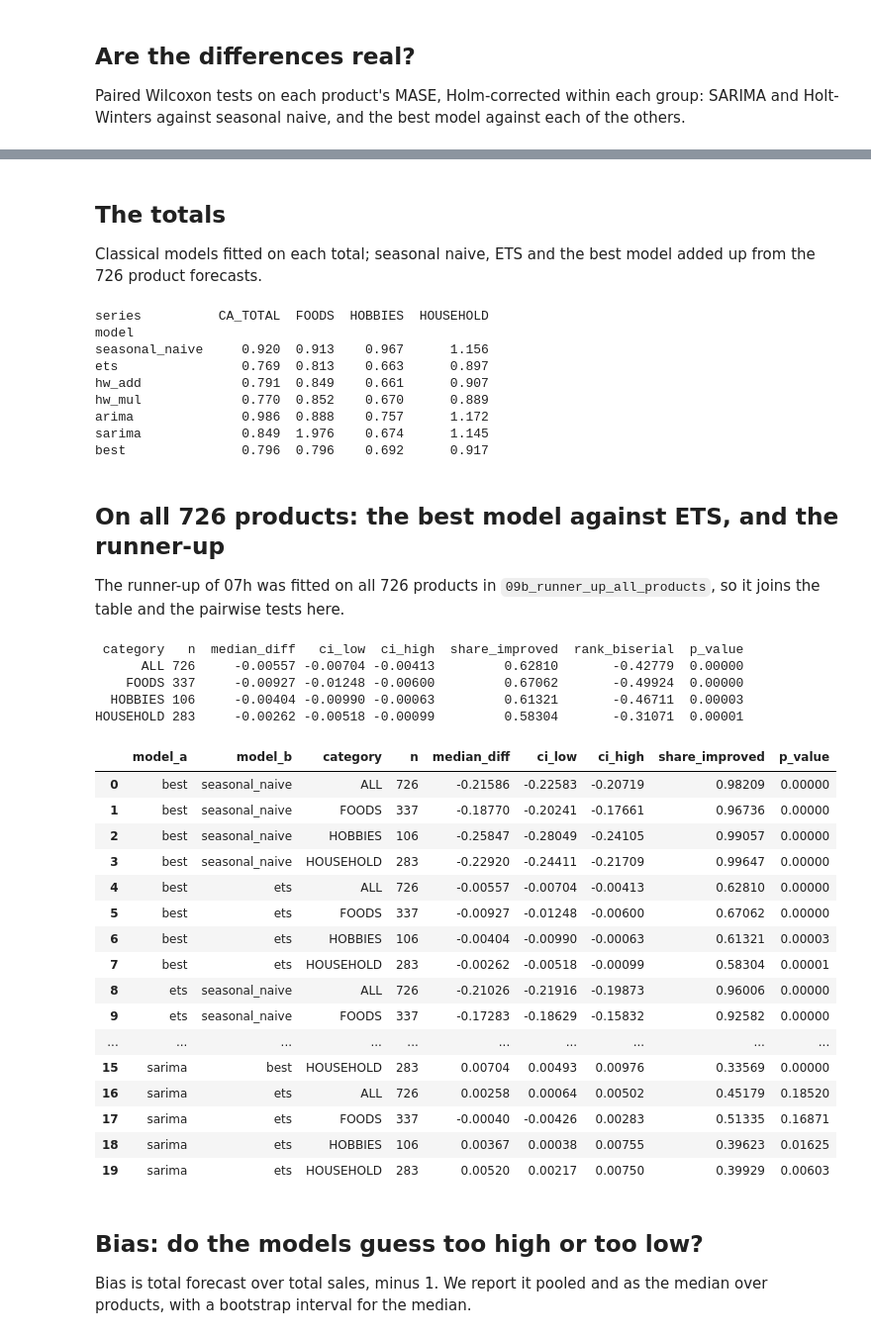
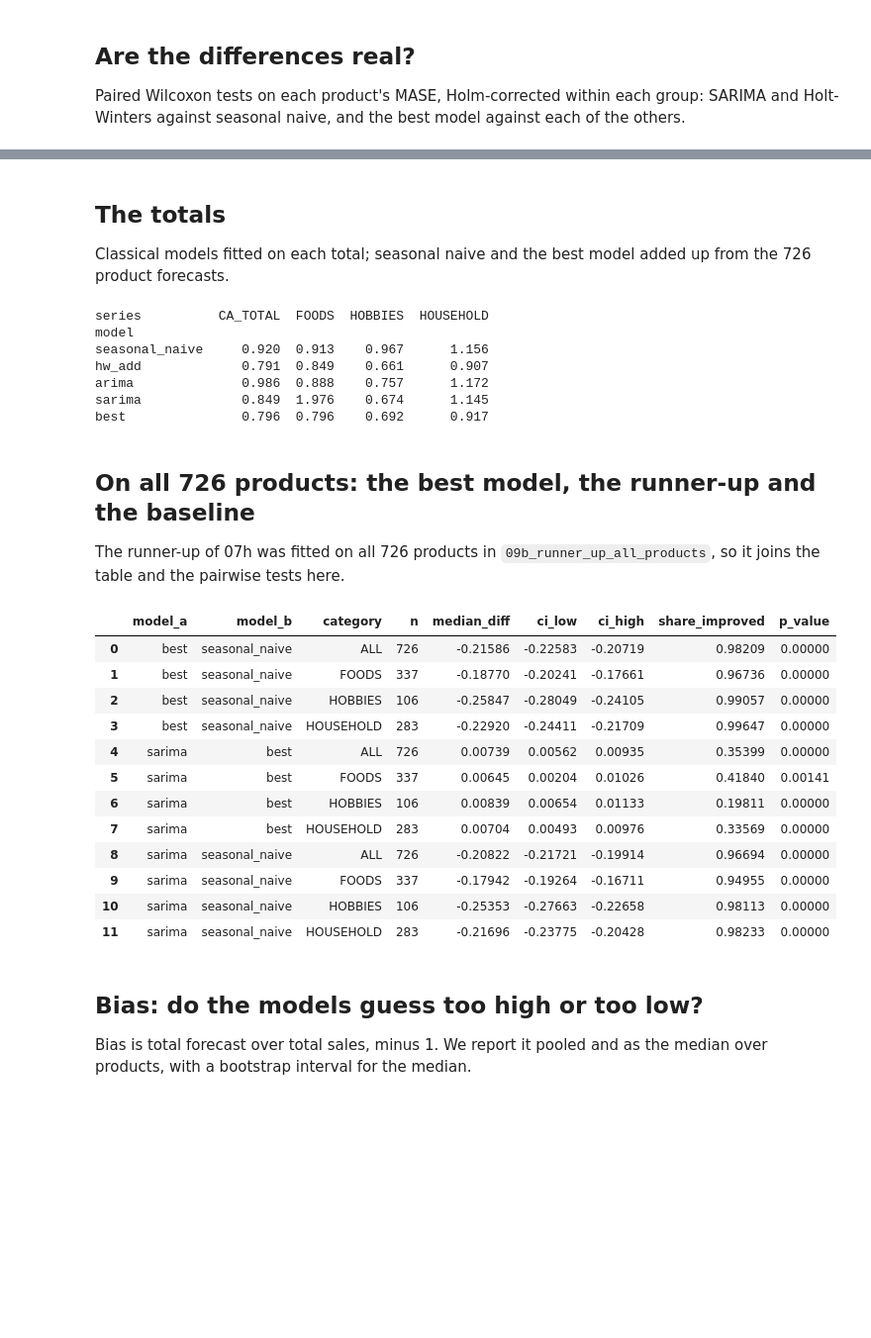
Before and after one commit to anushka-saini/sku-demand-forecasting, a Jupyter notebook: notebooks/10_model_comparison.ipynb, the cells around one changed output, grey strips where cells are left out. Shown at 99% size. Cells and saved outputs as stored; diff of their text form; code cells hidden in the pictures; blank space fills up the shorter version.

```diff
--- a/notebooks/10_model_comparison.ipynb
+++ b/notebooks/10_model_comparison.ipynb
@@ -36,15 +37,16 @@ sample = pd.read_csv(TABLES / "classical_sample_items.csv")
 ck = CHECKPOINTS / "items"
 parts = [pd.read_parquet(ck / f"{i}.parquet").assign(item_id=i) for i in sample["item_id"]]
 classical_fc = pd.concat(parts, ignore_index=True)
+classical_fc = classical_fc[classical_fc["model"].isin(["hw_add", "arima", "sarima"])]
 totals = {cat: long_df[long_df["category"] == cat].groupby("date")["sales"].sum() for cat in CATEGORIES}
 totals["CA_TOTAL"] = long_df.groupby("date")["sales"].sum()
 agg_fc = pd.concat([pd.read_parquet(ck / f"_agg_{k}.parquet").assign(item_id=f"_agg_{k}") for k in totals], ignore_index=True)
+agg_fc = agg_fc[agg_fc["model"].isin(["hw_add", "arima", "sarima"])]
 
 # the time-series models of 07c to 07h. Their SARIMA, ARIMA and seasonal naive are the 07a forecasts, so they are not
-# added twice; their ETS is the Box-Cox version tuned in 07d, kept apart from the 07a ETS.
+# added twice. 07h stores the Box-Cox Holt-Winters as 'ets'; here it is 'ets_boxcox'.
 TS = {"ets": "ets_boxcox", "sarimax": "sarimax", "theta": "theta", "prophet": "prophet", "autots": "autots",
-      "combination": "combination", "combination_weighted": "combination_weighted",
-      "ar": "ar", "ma": "ma", "arma": "arma", "arimax": "arimax"}
+      "combination": "combination", "arma": "arma"}
 ts_fc = pd.read_parquet(TABLES / "ts_forecasts.parquet", columns=["item_id", "origin", "date", "model", "forecast"],
                         filters=[("model", "in", list(TS))])
 ts_fc = ts_fc[ts_fc["origin"].isin(ORIGINS)].assign(model=lambda d: d["model"].map(TS))
@@ -158,11 +156,10 @@ tests[["hypothesis", "model_a", "model_b", "n", "median_diff", "ci_low", "ci_hig
 # %% [markdown]
 ## The totals
 
-Classical models fitted on each total; seasonal naive, ETS and the best model added up from the 726 product
-forecasts.
+Classical models fitted on each total; seasonal naive and the best model added up from the 726 product forecasts.
 # %%
 agg_rows = []
-bottom_up = saved[(saved["variant"] == "static") & saved["model"].isin(["seasonal_naive", "ets", "best"])].copy()
+bottom_up = saved[(saved["variant"] == "static") & saved["model"].isin(["seasonal_naive", "best"])].copy()
 bottom_up["category"] = bottom_up["item_id"].str.split("_").str[0]
 for name, s in totals.items():
     mine = agg_fc[agg_fc["item_id"] == f"_agg_{name}"]
@@ -174,7 +171,7 @@ for name, s in totals.items():
         act = s.reindex(g["date"]).to_numpy()
         sc = mase_scale(s[s.index <= origin].to_numpy())
         agg_rows.append({"series": name, "origin": origin, "model": model,
-                         "how": "fitted on total" if model in ["hw_add", "hw_mul", "arima", "sarima"] else "sum of items",
+                         "how": "fitted on total" if model in ["hw_add", "arima", "sarima"] else "sum of items",
                          **all_errors(act, g["forecast"], sc)})
 agg = pd.DataFrame(agg_rows).groupby(["series", "model", "how"], as_index=False)[METRICS].mean()
 agg.to_csv(TABLES / "comparison_totals_metrics.csv", index=False)
@@ -184,78 +181,58 @@ print(agg.pivot(index="model", columns="series", values="mase").loc[ORDER].round
 series          CA_TOTAL  FOODS  HOBBIES  HOUSEHOLD
 model
 seasonal_naive     0.920  0.913    0.967      1.156
-ets                0.769  0.813    0.663      0.897
 hw_add             0.791  0.849    0.661      0.907
-hw_mul             0.770  0.852    0.670      0.889
 arima              0.986  0.888    0.757      1.172
 sarima             0.849  1.976    0.674      1.145
 best               0.796  0.796    0.692      0.917
 # %% [markdown]
-## On all 726 products: the best model against ETS, and the runner-up
+## On all 726 products: the best model, the runner-up and the baseline
 
-The runner-up of 07h was fitted on all 726 products in `09b_runner_up_all_products`, so it joins the table and
-the pairwise tests here.
+The runner-up of 07h was fitted on all 726 products in `09b_runner_up_all_products`, so it joins the table and the
+pairwise tests here.
 # %%
 ev726 = err[err["origin"].isin(EVAL_ORIGINS) & (err["variant"] == "static")]
 im = ev726.groupby(["item_id", "category", "model"], as_index=False)["mase"].mean()
 ru = pd.read_csv(TABLES / "runner_up_726_scores.csv", parse_dates=["origin"])        # 09b, scored origins only
-RUNNER = next(x for x in ru["model"].unique() if x not in ["seasonal_naive", "ets", "best"])
+RUNNER = next(x for x in ru["model"].unique() if x not in ["seasonal_naive", "best"])
 ru = ru[ru["model"] == RUNNER]
 im = pd.concat([im, ru.groupby(["item_id", "category", "model"], as_index=False)["mase"].mean()], ignore_index=True)
 piv = im.pivot_table(index=["item_id", "category"], columns="model", values="mase").reset_index()
-rows = []
-for cat in ["ALL", "FOODS", "HOBBIES", "HOUSEHOLD"]:
-    d = piv if cat == "ALL" else piv[piv["category"] == cat]
-    rows.append({"comparison": "best - ets", "category": cat, **paired_test(d["best"] - d["ets"], seed=SEED)})
-best_ets = pd.DataFrame(rows)
-best_ets.to_csv(TABLES / "best_vs_ets_test.csv", index=False)
-written.append(TABLES / "best_vs_ets_test.csv")
-print(best_ets[["category", "n", "median_diff", "ci_low", "ci_high", "share_improved", "rank_biserial", "p_value"]].round(5).to_string(index=False))
 
 unr = []
-for model in ["seasonal_naive", "ets", "best", RUNNER, "tsb"]:
+for model in ["seasonal_naive", "best", RUNNER]:
     d = im[im["model"] == model]
     for cat in ["ALL"] + sorted(d["category"].unique()):
         x = d if cat == "ALL" else d[d["category"] == cat]
         unr.append({"model": model, "category": cat, "n_items": len(x), "median_item_mase": x["mase"].median(),
                     "mean_item_mase": x["mase"].mean()})
 unrounded = pd.DataFrame(unr)
 unrounded.to_csv(TABLES / "model_mase_unrounded.csv", index=False)
 written.append(TABLES / "model_mase_unrounded.csv")
 
 rows = []
-for a, b in [("best", "seasonal_naive"), ("best", "ets"), ("ets", "seasonal_naive"), (RUNNER, "best"),
-             (RUNNER, "ets")]:
+for a, b in [("best", "seasonal_naive"), (RUNNER, "best"), (RUNNER, "seasonal_naive")]:
     for cat in ["ALL", "FOODS", "HOBBIES", "HOUSEHOLD"]:
         d = piv if cat == "ALL" else piv[piv["category"] == cat]
         rows.append({"model_a": a, "model_b": b, "category": cat, **paired_test(d[a] - d[b], seed=SEED)})
 pairwise = pd.DataFrame(rows)
 pairwise.to_csv(TABLES / "model_pairwise_tests.csv", index=False)
 written.append(TABLES / "model_pairwise_tests.csv")
 pairwise[["model_a", "model_b", "category", "n", "median_diff", "ci_low", "ci_high", "share_improved", "p_value"]].round(5)
 # %% [output]
- category   n  median_diff   ci_low  ci_high  share_improved  rank_biserial  p_value
-      ALL 726     -0.00557 -0.00704 -0.00413         0.62810       -0.42779  0.00000
-    FOODS 337     -0.00927 -0.01248 -0.00600         0.67062       -0.49924  0.00000
-  HOBBIES 106     -0.00404 -0.00990 -0.00063         0.61321       -0.46711  0.00003
-HOUSEHOLD 283     -0.00262 -0.00518 -0.00099         0.58304       -0.31071  0.00001
 |  | model_a | model_b | category | n | median_diff | ci_low | ci_high | share_improved | p_value |
 | 0 | best | seasonal_naive | ALL | 726 | -0.21586 | -0.22583 | -0.20719 | 0.98209 | 0.00000 |
 | 1 | best | seasonal_naive | FOODS | 337 | -0.18770 | -0.20241 | -0.17661 | 0.96736 | 0.00000 |
 | 2 | best | seasonal_naive | HOBBIES | 106 | -0.25847 | -0.28049 | -0.24105 | 0.99057 | 0.00000 |
 | 3 | best | seasonal_naive | HOUSEHOLD | 283 | -0.22920 | -0.24411 | -0.21709 | 0.99647 | 0.00000 |
-| 4 | best | ets | ALL | 726 | -0.00557 | -0.00704 | -0.00413 | 0.62810 | 0.00000 |
-| 5 | best | ets | FOODS | 337 | -0.00927 | -0.01248 | -0.00600 | 0.67062 | 0.00000 |
-| 6 | best | ets | HOBBIES | 106 | -0.00404 | -0.00990 | -0.00063 | 0.61321 | 0.00003 |
-| 7 | best | ets | HOUSEHOLD | 283 | -0.00262 | -0.00518 | -0.00099 | 0.58304 | 0.00001 |
-| 8 | ets | seasonal_naive | ALL | 726 | -0.21026 | -0.21916 | -0.19873 | 0.96006 | 0.00000 |
-| 9 | ets | seasonal_naive | FOODS | 337 | -0.17283 | -0.18629 | -0.15832 | 0.92582 | 0.00000 |
-| ... | ... | ... | ... | ... | ... | ... | ... | ... | ... |
-| 15 | sarima | best | HOUSEHOLD | 283 | 0.00704 | 0.00493 | 0.00976 | 0.33569 | 0.00000 |
-| 16 | sarima | ets | ALL | 726 | 0.00258 | 0.00064 | 0.00502 | 0.45179 | 0.18520 |
-| 17 | sarima | ets | FOODS | 337 | -0.00040 | -0.00426 | 0.00283 | 0.51335 | 0.16871 |
-| 18 | sarima | ets | HOBBIES | 106 | 0.00367 | 0.00038 | 0.00755 | 0.39623 | 0.01625 |
-| 19 | sarima | ets | HOUSEHOLD | 283 | 0.00520 | 0.00217 | 0.00750 | 0.39929 | 0.00603 |
+| 4 | sarima | best | ALL | 726 | 0.00739 | 0.00562 | 0.00935 | 0.35399 | 0.00000 |
+| 5 | sarima | best | FOODS | 337 | 0.00645 | 0.00204 | 0.01026 | 0.41840 | 0.00141 |
+| 6 | sarima | best | HOBBIES | 106 | 0.00839 | 0.00654 | 0.01133 | 0.19811 | 0.00000 |
+| 7 | sarima | best | HOUSEHOLD | 283 | 0.00704 | 0.00493 | 0.00976 | 0.33569 | 0.00000 |
+| 8 | sarima | seasonal_naive | ALL | 726 | -0.20822 | -0.21721 | -0.19914 | 0.96694 | 0.00000 |
+| 9 | sarima | seasonal_naive | FOODS | 337 | -0.17942 | -0.19264 | -0.16711 | 0.94955 | 0.00000 |
+| 10 | sarima | seasonal_naive | HOBBIES | 106 | -0.25353 | -0.27663 | -0.22658 | 0.98113 | 0.00000 |
+| 11 | sarima | seasonal_naive | HOUSEHOLD | 283 | -0.21696 | -0.23775 | -0.20428 | 0.98233 | 0.00000 |
 # %% [markdown]
 ## Bias: do the models guess too high or too low?
 
```
Also changed, not shown: parts of 11 cells of this notebook, 10 other files.
